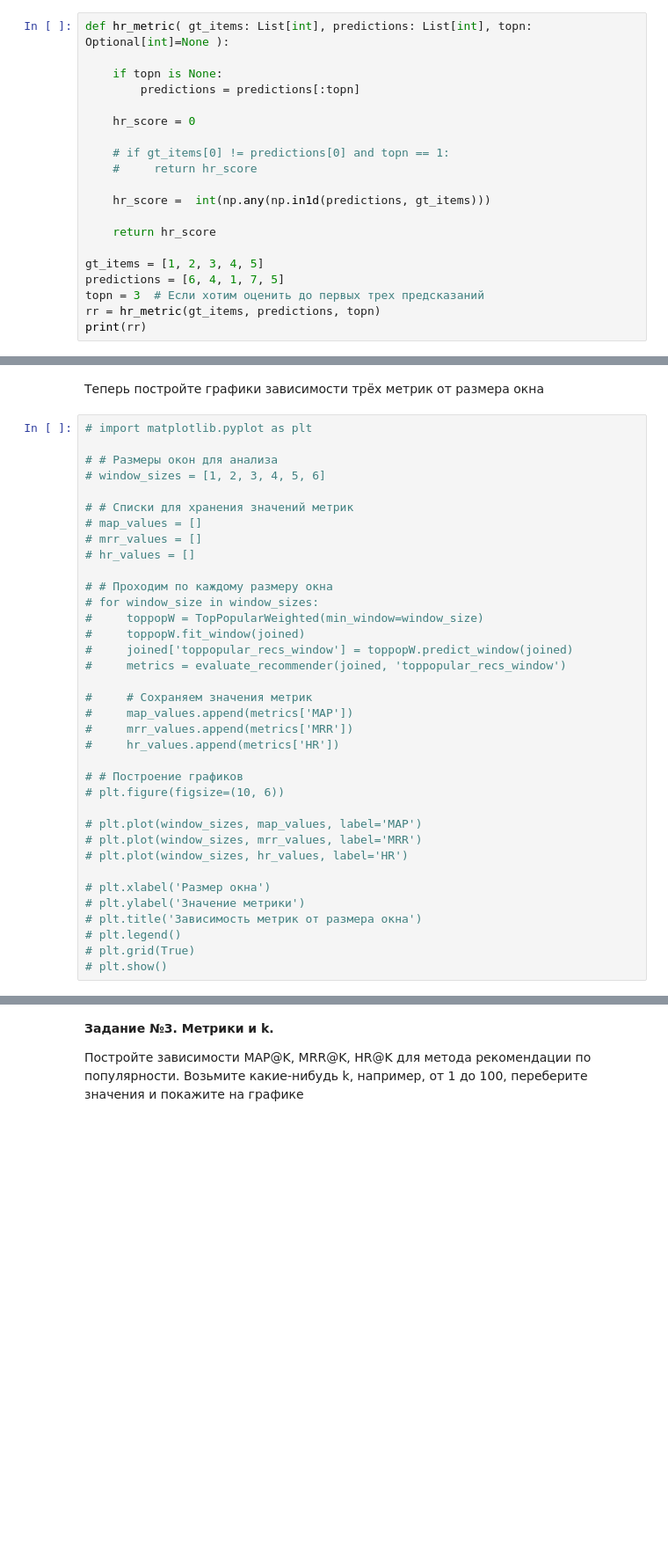
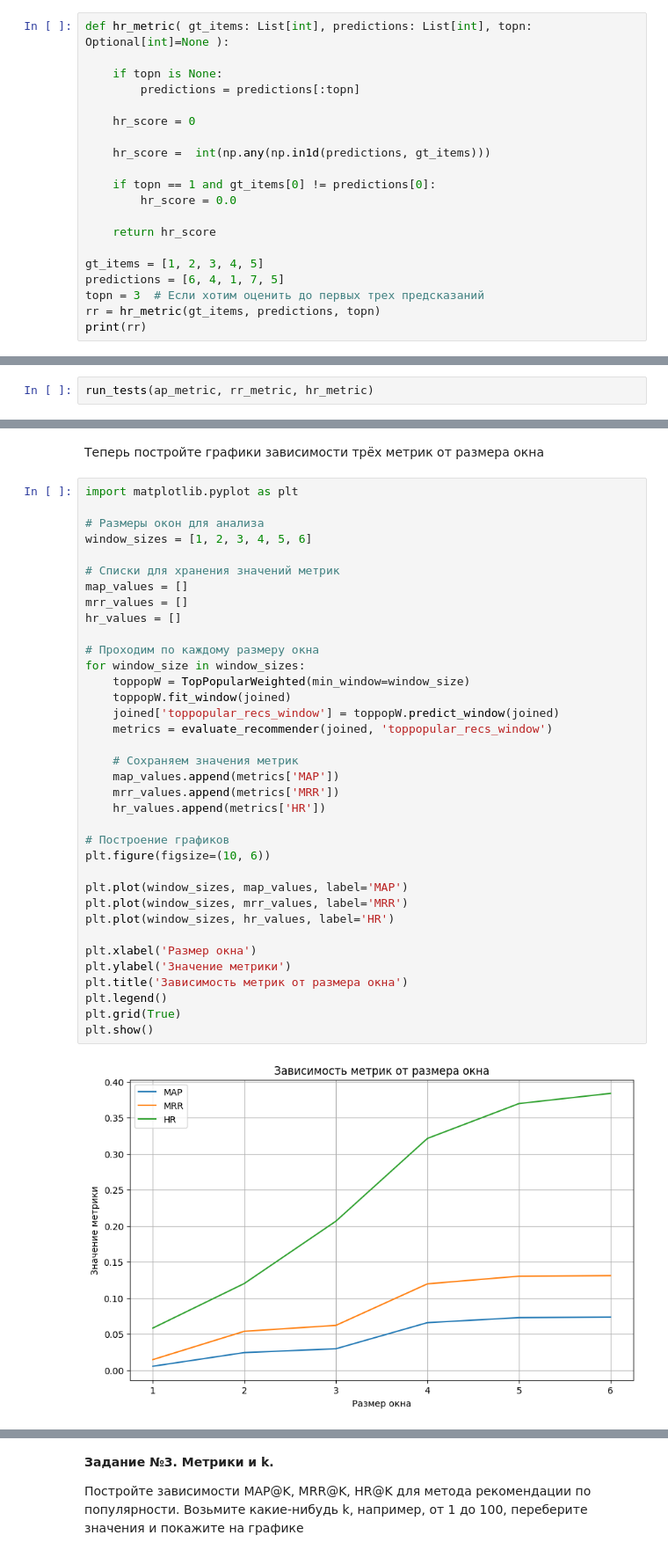
Before and after one commit to sitrm/recsys_easy, a Jupyter notebook: hw1_recsys_final.ipynb, the cells around one changed output, grey strips where cells are left out. Shown at 88% size. Saved outputs shown, nothing was run; the diff lists cells and outputs as text; blank space fills up the shorter version.

```diff
--- a/hw1_recsys_final.ipynb
+++ b/hw1_recsys_final.ipynb
@@ -404,10 +393,10 @@ def hr_metric( gt_items: List[int], predictions: List[int], topn: Optional[int]=
 
     hr_score = 0
 
-    # if gt_items[0] != predictions[0] and topn == 1:
-    #     return hr_score
+    hr_score =  int(np.any(np.in1d(predictions, gt_items)))
 
-    hr_score =  int(np.any(np.in1d(predictions, gt_items)))
+    if topn == 1 and gt_items[0] != predictions[0]:
+        hr_score = 0.0
 
     return hr_score
 
@@ -425,3 +412,5 @@ print(rr)
+# %%
+run_tests(ap_metric, rr_metric, hr_metric)
 # %% [markdown]
 В следующей ячейке код, который считает и усредняет метрики по юзерам. Он взят с семинара, при желании можно его тоже модифицировать, например, векторизовать
 # %%
@@ -560,41 +551,43 @@ joined.head()
 # %% [markdown]
 Теперь постройте графики зависимости трёх метрик от размера окна
 # %%
-# import matplotlib.pyplot as plt
+import matplotlib.pyplot as plt
 
-# # Размеры окон для анализа
-# window_sizes = [1, 2, 3, 4, 5, 6]
+# Размеры окон для анализа
+window_sizes = [1, 2, 3, 4, 5, 6]
 
-# # Списки для хранения значений метрик
-# map_values = []
-# mrr_values = []
-# hr_values = []
+# Списки для хранения значений метрик
+map_values = []
+mrr_values = []
+hr_values = []
 
-# # Проходим по каждому размеру окна
-# for window_size in window_sizes:
-#     toppopW = TopPopularWeighted(min_window=window_size)
-#     toppopW.fit_window(joined)
-#     joined['toppopular_recs_window'] = toppopW.predict_window(joined)
-#     metrics = evaluate_recommender(joined, 'toppopular_recs_window')
+# Проходим по каждому размеру окна
+for window_size in window_sizes:
+    toppopW = TopPopularWeighted(min_window=window_size)
+    toppopW.fit_window(joined)
+    joined['toppopular_recs_window'] = toppopW.predict_window(joined)
+    metrics = evaluate_recommender(joined, 'toppopular_recs_window')
 
-#     # Сохраняем значения метрик
-#     map_values.append(metrics['MAP'])
-#     mrr_values.append(metrics['MRR'])
-#     hr_values.append(metrics['HR'])
+    # Сохраняем значения метрик
+    map_values.append(metrics['MAP'])
+    mrr_values.append(metrics['MRR'])
+    hr_values.append(metrics['HR'])
 
-# # Построение графиков
-# plt.figure(figsize=(10, 6))
+# Построение графиков
+plt.figure(figsize=(10, 6))
 
-# plt.plot(window_sizes, map_values, label='MAP')
-# plt.plot(window_sizes, mrr_values, label='MRR')
-# plt.plot(window_sizes, hr_values, label='HR')
+plt.plot(window_sizes, map_values, label='MAP')
+plt.plot(window_sizes, mrr_values, label='MRR')
+plt.plot(window_sizes, hr_values, label='HR')
 
-# plt.xlabel('Размер окна')
-# plt.ylabel('Значение метрики')
-# plt.title('Зависимость метрик от размера окна')
-# plt.legend()
-# plt.grid(True)
-# plt.show()
+plt.xlabel('Размер окна')
+plt.ylabel('Значение метрики')
+plt.title('Зависимость метрик от размера окна')
+plt.legend()
+plt.grid(True)
+plt.show()
+# %% [output]
+[figure, added]
 # %% [markdown]
 Подумайте и ответьте, как окно влияет на качество. Какое значение наилучшее, есть ли у этого разумное объяснение?
 
```
Also changed, not shown: parts of 55 cells of this notebook, 1 other file.
